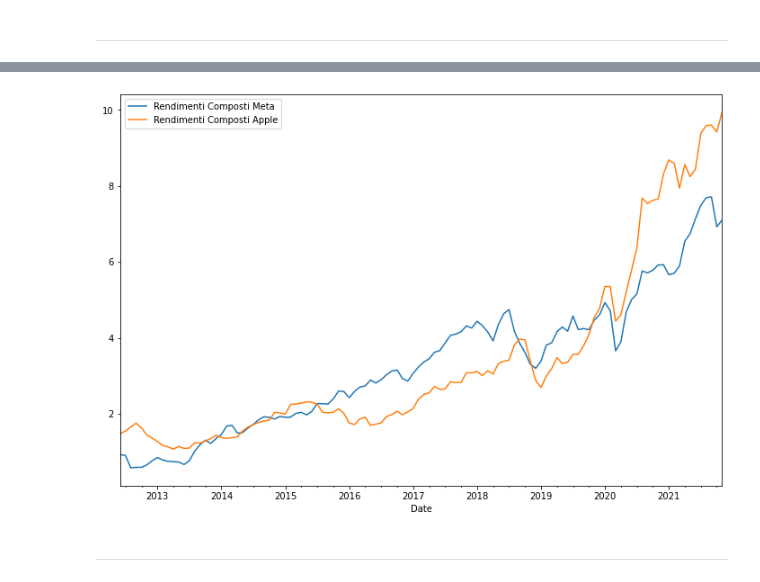
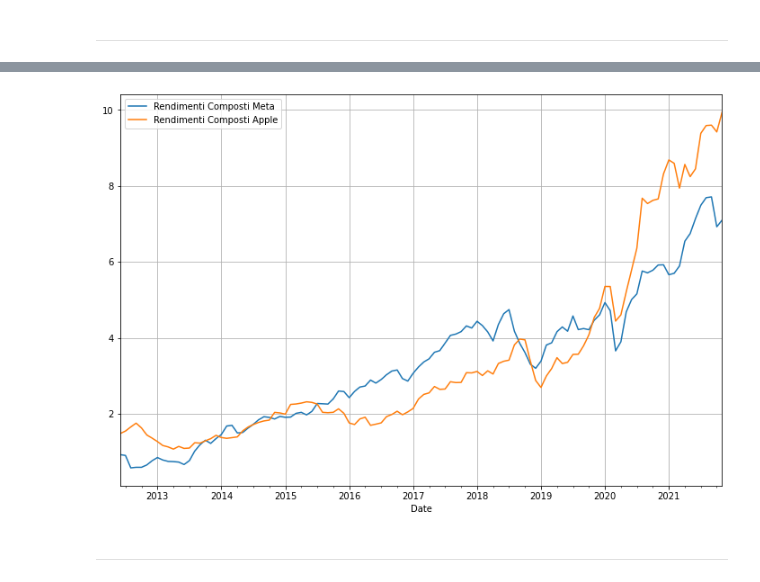
Before and after one commit to Simonotos/BusinessProject, a Jupyter notebook: BusinessProject.ipynb, the cells around one changed output, grey strips where cells are left out. Cells and saved outputs as stored; diff of their text form; code cells hidden in the pictures.

```diff
--- a/BusinessProject.ipynb
+++ b/BusinessProject.ipynb
@@ -209,10 +210,10 @@ rendimenti_df[["Rendimenti Composti Meta", "Rendimenti Composti Apple"]]
 | 2021-11-30 | 7.098822 | 9.942784 |
 114 rows × 2 columns
 # %%
-rendimenti_df[["Rendimenti Composti Meta", "Rendimenti Composti Apple"]].plot(figsize=(12,8))
+rendimenti_df[["Rendimenti Composti Meta", "Rendimenti Composti Apple"]].plot(figsize=(12,8), grid=True)
 plt.show()
 # %% [output]
-[figure, old version]
+[figure, new version]
 # %% [markdown]
 ____________________________________________________________________________________________________________________________
 # %% [markdown]
```
Also changed, not shown: parts of 18 cells of this notebook, 2 other files.
